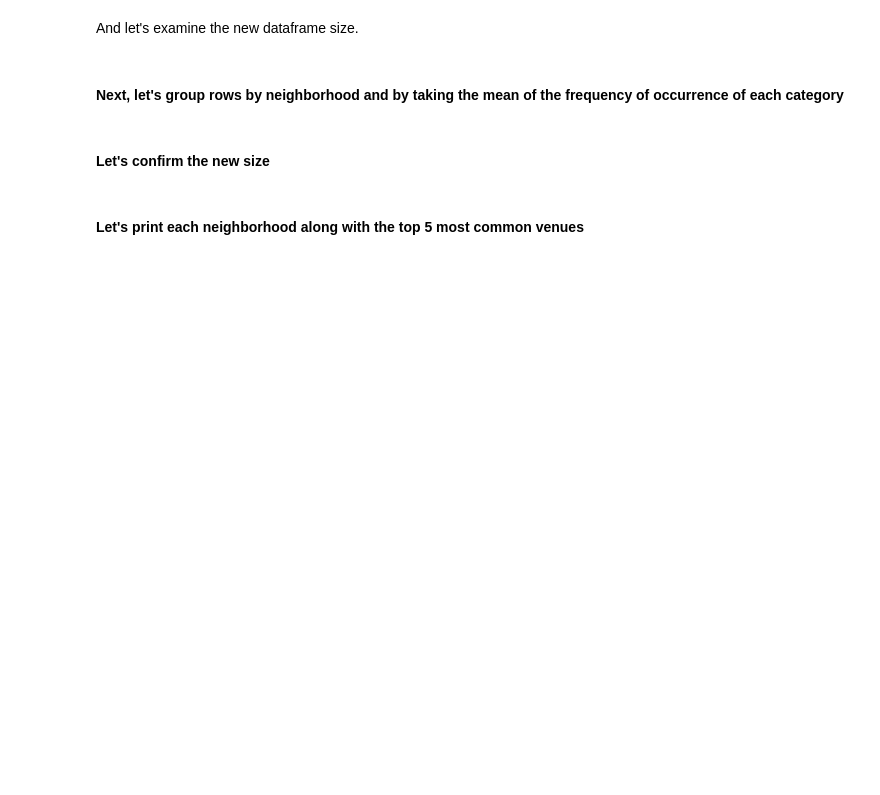
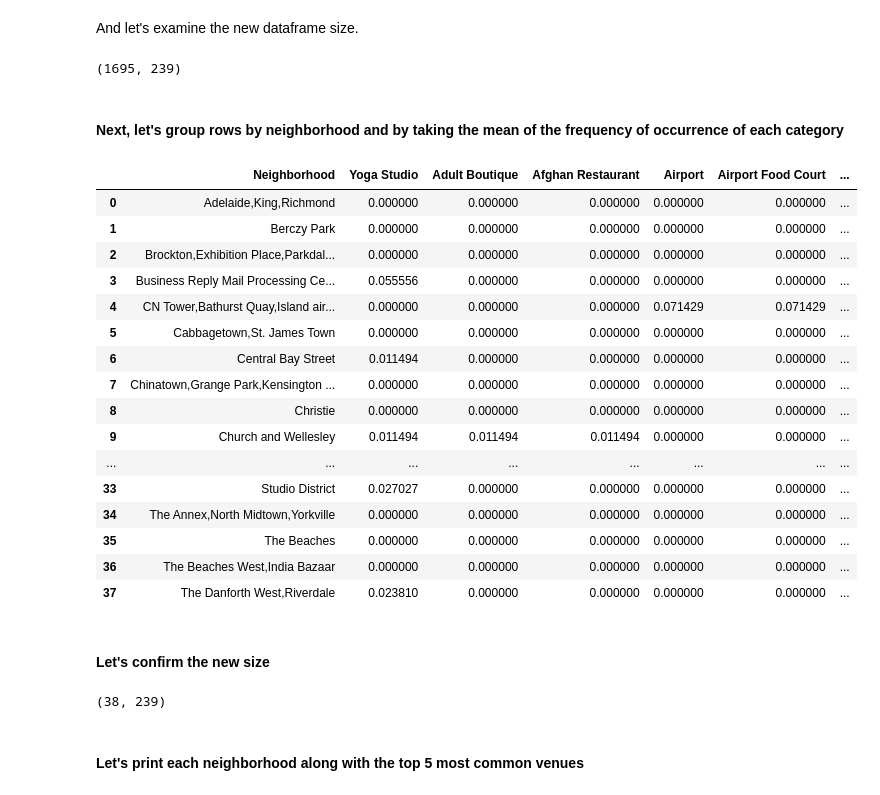
Before and after one commit to travelranger/ouyang-git-practice, a Jupyter notebook: My Cluster Practice 01.ipynb, the cells around one changed output. Drawn from its saved outputs; the diff is of its cells as text; code cells hidden in the pictures; blank space fills up the shorter version.

```diff
--- a/My Cluster Practice 01.ipynb
+++ b/My Cluster Practice 01.ipynb
@@ -222,8 +238,8 @@ torontomap
 # %% [markdown]
 ## Retreive Foursquare Data
 # %%
-CLIENT_ID = 'your-client-ID' # your Foursquare ID
-CLIENT_SECRET = 'your-client-secret' # your Foursquare Secret
+CLIENT_ID = 'F23I2U23J3ZLZWHOXETTKM0LAFORD252GAEYWXRHGFQWFGTY' # your Foursquare ID
+CLIENT_SECRET = 'FUVY5QGKF2B31RN4RPMUY0VX3POUU12ATO32PYC0VOGRM0OE' # your Foursquare Secret
 VERSION = '20180605' # Foursquare API version
 
 print('Your credentails:')
@@ -234,3 +252,18 @@ print('CLIENT_SECRET:' + CLIENT_SECRET)
+# %%
+# type your answer here
+neighborhood_latitude = toronto_nb_data.loc[0,'Latitude']
+neighborhood_longitude = toronto_nb_data.loc[0,'Longitude']
+LIMIT = 100 # limit of number of venues returned by Foursquare API
+radius = 500 # define radius
+# create URL
+url = 'https://api.foursquare.com/v2/venues/explore?&client_id={}&client_secret={}&v={}&ll={},{}&radius={}&limit={}'.format(
+    CLIENT_ID,
+    CLIENT_SECRET,
+    VERSION,
+    neighborhood_latitude,
+    neighborhood_longitude,
+    radius,
+    LIMIT)
 # %% [markdown]
 Send the GET request and examine the resutls
 # %%
@@ -323,7 +383,7 @@ def getNearbyVenues(names, latitudes, longitudes, radius=500):
 # %%
 # type your answer here
 
-manhattan_venues = getNearbyVenues(names=manhattan_data['Neighborhood'],
-                                   latitudes=manhattan_data['Latitude'],
-                                   longitudes=manhattan_data['Longitude']
+toronto_venues = getNearbyVenues(names=toronto_nb_data['Neighborhood'],
+                                   latitudes=toronto_nb_data['Latitude'],
+                                   longitudes=toronto_nb_data['Longitude']
                                   )
@@ -355,12 +462,12 @@ print('There are {} uniques categories.'.format(len(manhattan_venues['Venue Cate
 # %%
 # one hot encoding
-manhattan_onehot = pd.get_dummies(manhattan_venues[['Venue Category']], prefix="", prefix_sep="")
+toronto_onehot = pd.get_dummies(toronto_venues[['Venue Category']], prefix="", prefix_sep="")
 
 # add neighborhood column back to dataframe
-manhattan_onehot['Neighborhood'] = manhattan_venues['Neighborhood']
+toronto_onehot['Neighborhood'] = toronto_venues['Neighborhood']
 
 # move neighborhood column to the first column
-fixed_columns = [manhattan_onehot.columns[-1]] + list(manhattan_onehot.columns[:-1])
-manhattan_onehot = manhattan_onehot[fixed_columns]
+fixed_columns = [toronto_onehot.columns[-1]] + list(toronto_onehot.columns[:-1])
+toronto_onehot = toronto_onehot[fixed_columns]
 
-manhattan_onehot.head()
+toronto_onehot.head()
@@ -367,16 +481,38 @@ manhattan_onehot.head()
 # %% [markdown]
 And let's examine the new dataframe size.
 # %%
-manhattan_onehot.shape
+toronto_onehot.shape
+# %% [output]
+(1695, 239)
 # %% [markdown]
 #### Next, let's group rows by neighborhood and by taking the mean of the frequency of occurrence of each category
 # %%
-manhattan_grouped = manhattan_onehot.groupby('Neighborhood').mean().reset_index()
-manhattan_grouped
+toronto_grouped = toronto_onehot.groupby('Neighborhood').mean().reset_index()
+toronto_grouped
+# %% [output]
+|  | Neighborhood | Yoga Studio | Adult Boutique | Afghan Restaurant | Airport | Airport Food Court | ... |
+| 0 | Adelaide,King,Richmond | 0.000000 | 0.000000 | 0.000000 | 0.000000 | 0.000000 | ... |
+| 1 | Berczy Park | 0.000000 | 0.000000 | 0.000000 | 0.000000 | 0.000000 | ... |
+| 2 | Brockton,Exhibition Place,Parkdal... | 0.000000 | 0.000000 | 0.000000 | 0.000000 | 0.000000 | ... |
+| 3 | Business Reply Mail Processing Ce... | 0.055556 | 0.000000 | 0.000000 | 0.000000 | 0.000000 | ... |
+| 4 | CN Tower,Bathurst Quay,Island air... | 0.000000 | 0.000000 | 0.000000 | 0.071429 | 0.071429 | ... |
+| 5 | Cabbagetown,St. James Town | 0.000000 | 0.000000 | 0.000000 | 0.000000 | 0.000000 | ... |
+| 6 | Central Bay Street | 0.011494 | 0.000000 | 0.000000 | 0.000000 | 0.000000 | ... |
+| 7 | Chinatown,Grange Park,Kensington ... | 0.000000 | 0.000000 | 0.000000 | 0.000000 | 0.000000 | ... |
+| 8 | Christie | 0.000000 | 0.000000 | 0.000000 | 0.000000 | 0.000000 | ... |
+| 9 | Church and Wellesley | 0.011494 | 0.011494 | 0.011494 | 0.000000 | 0.000000 | ... |
+| ... | ... | ... | ... | ... | ... | ... | ... |
+| 33 | Studio District | 0.027027 | 0.000000 | 0.000000 | 0.000000 | 0.000000 | ... |
+| 34 | The Annex,North Midtown,Yorkville | 0.000000 | 0.000000 | 0.000000 | 0.000000 | 0.000000 | ... |
+| 35 | The Beaches | 0.000000 | 0.000000 | 0.000000 | 0.000000 | 0.000000 | ... |
+| 36 | The Beaches West,India Bazaar | 0.000000 | 0.000000 | 0.000000 | 0.000000 | 0.000000 | ... |
+| 37 | The Danforth West,Riverdale | 0.023810 | 0.000000 | 0.000000 | 0.000000 | 0.000000 | ... |
 # %% [markdown]
 #### Let's confirm the new size
 # %%
-manhattan_grouped.shape
+toronto_grouped.shape
+# %% [output]
+(38, 239)
 # %% [markdown]
 #### Let's print each neighborhood along with the top 5 most common venues
 # %%
```
Also changed, not shown: parts of 33 cells of this notebook.
